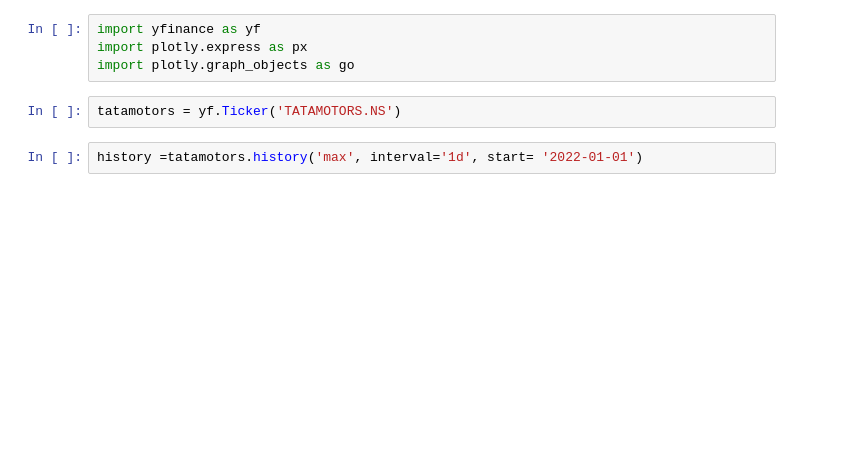
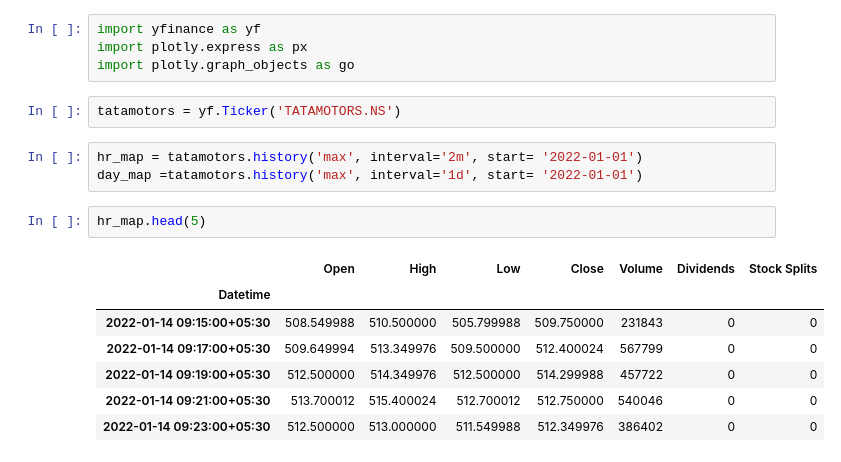
Before and after one commit to piyumaha12/Stock_Prediction, a Jupyter notebook: yfinance_basics.ipynb, the cells around one changed output. Cells and saved outputs as stored; diff of their text form; blank space fills up the shorter version.

```diff
--- a/yfinance_basics.ipynb
+++ b/yfinance_basics.ipynb
@@ -5,5 +5,16 @@ import plotly.graph_objects as go
 # %%
 tatamotors = yf.Ticker('TATAMOTORS.NS')
 # %%
-history =tatamotors.history('max', interval='1d', start= '2022-01-01')
+hr_map = tatamotors.history('max', interval='2m', start= '2022-01-01')
+day_map =tatamotors.history('max', interval='1d', start= '2022-01-01')
+# %%
+hr_map.head(5)
+# %% [output]
+|  | Open | High | Low | Close | Volume | Dividends | Stock Splits |
+| Datetime |  |  |  |  |  |  |  |
+| 2022-01-14 09:15:00+05:30 | 508.549988 | 510.500000 | 505.799988 | 509.750000 | 231843 | 0 | 0 |
+| 2022-01-14 09:17:00+05:30 | 509.649994 | 513.349976 | 509.500000 | 512.400024 | 567799 | 0 | 0 |
+| 2022-01-14 09:19:00+05:30 | 512.500000 | 514.349976 | 512.500000 | 514.299988 | 457722 | 0 | 0 |
+| 2022-01-14 09:21:00+05:30 | 513.700012 | 515.400024 | 512.700012 | 512.750000 | 540046 | 0 | 0 |
+| 2022-01-14 09:23:00+05:30 | 512.500000 | 513.000000 | 511.549988 | 512.349976 | 386402 | 0 | 0 |
 # %%
```
Also changed, not shown: parts of 5 cells of this notebook, 1 other file.
